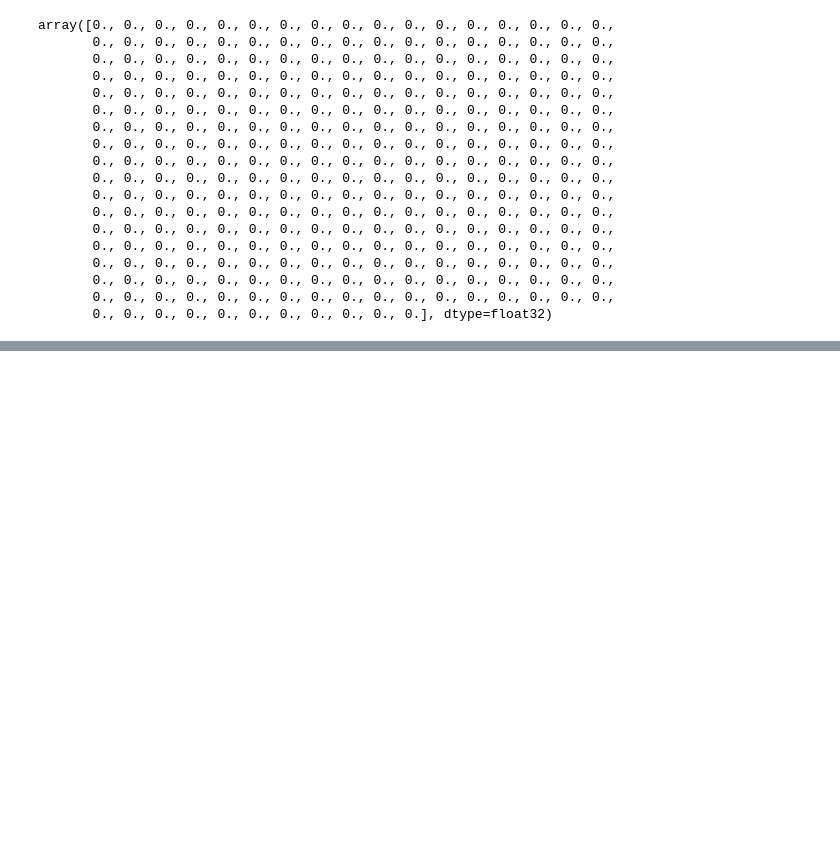
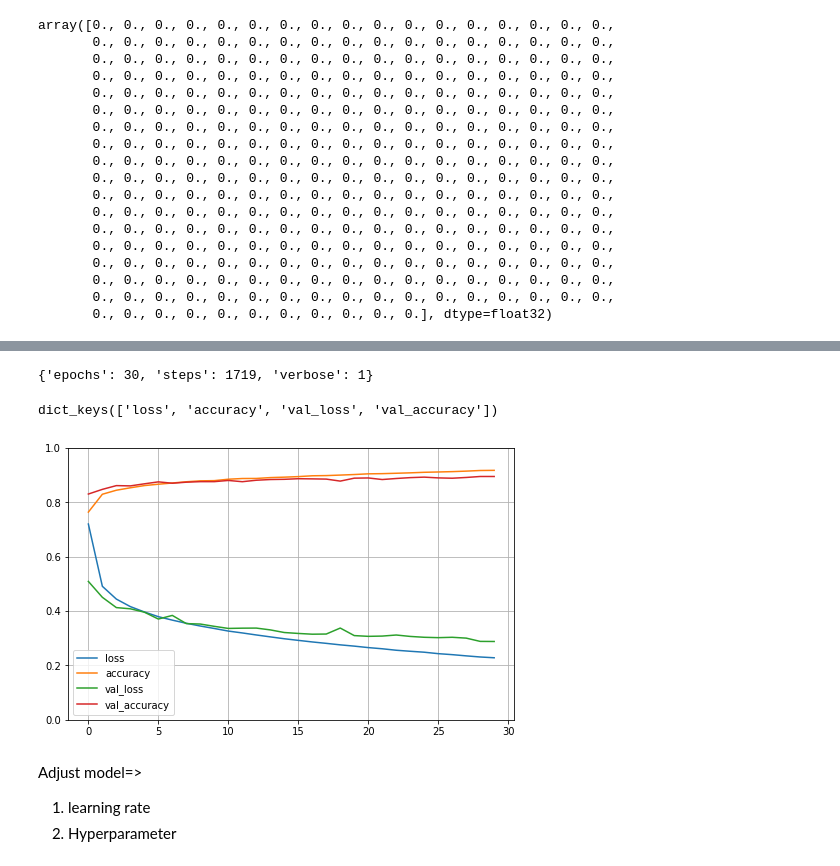
Before and after one commit to johnny19436/ML-learn, a Jupyter notebook: ML_10.ipynb, the cells around one changed output, grey strips where cells are left out. Cells and saved outputs as stored; diff of their text form; code cells hidden in the pictures; blank space fills up the shorter version.

```diff
--- a/ML_10.ipynb
+++ b/ML_10.ipynb
@@ -149,6 +162,12 @@ array([0., 0., 0., 0., 0., 0., 0., 0., 0., 0., 0., 0., 0., 0., 0., 0., 0.,
        0., 0., 0., 0., 0., 0., 0., 0., 0., 0., 0., 0., 0., 0., 0., 0., 0.,
        0., 0., 0., 0., 0., 0., 0., 0., 0., 0., 0.], dtype=float32)
 # %%
-model.compile(optimizer="sgd",
+model.compile(optimizer=keras.optimizers.SGD(learning_rate=0.01),#Dont use "sgd"
         loss="sparse_categorical_crossentropy",
         metrics=["accuracy"])
+# %%
+history = model.fit(X_train, y_train, epochs=30,
+            #batch_size=256,
+            #validation_split=0.3,
+            #class_weight={}
+            validation_data=(X_valid, y_valid))
@@ -154,0 +192,21 @@ model.compile(optimizer="sgd",
+# %%
+history.params
+# %% [output]
+{'epochs': 30, 'steps': 1719, 'verbose': 1}
+# %%
+history.history.keys()
+# %% [output]
+dict_keys(['loss', 'accuracy', 'val_loss', 'val_accuracy'])
+# %%
+import pandas as pd
+
+pd.DataFrame(history.history).plot(figsize=(8, 5))
+plt.grid(True)
+plt.gca().set_ylim(0, 1)
+plt.show()
+# %% [output]
+[figure, added]
+# %% [markdown]
+Adjust model=>
+1. learning rate
+2. Hyperparameter
```
Also changed, not shown: parts of 11 cells of this notebook.
